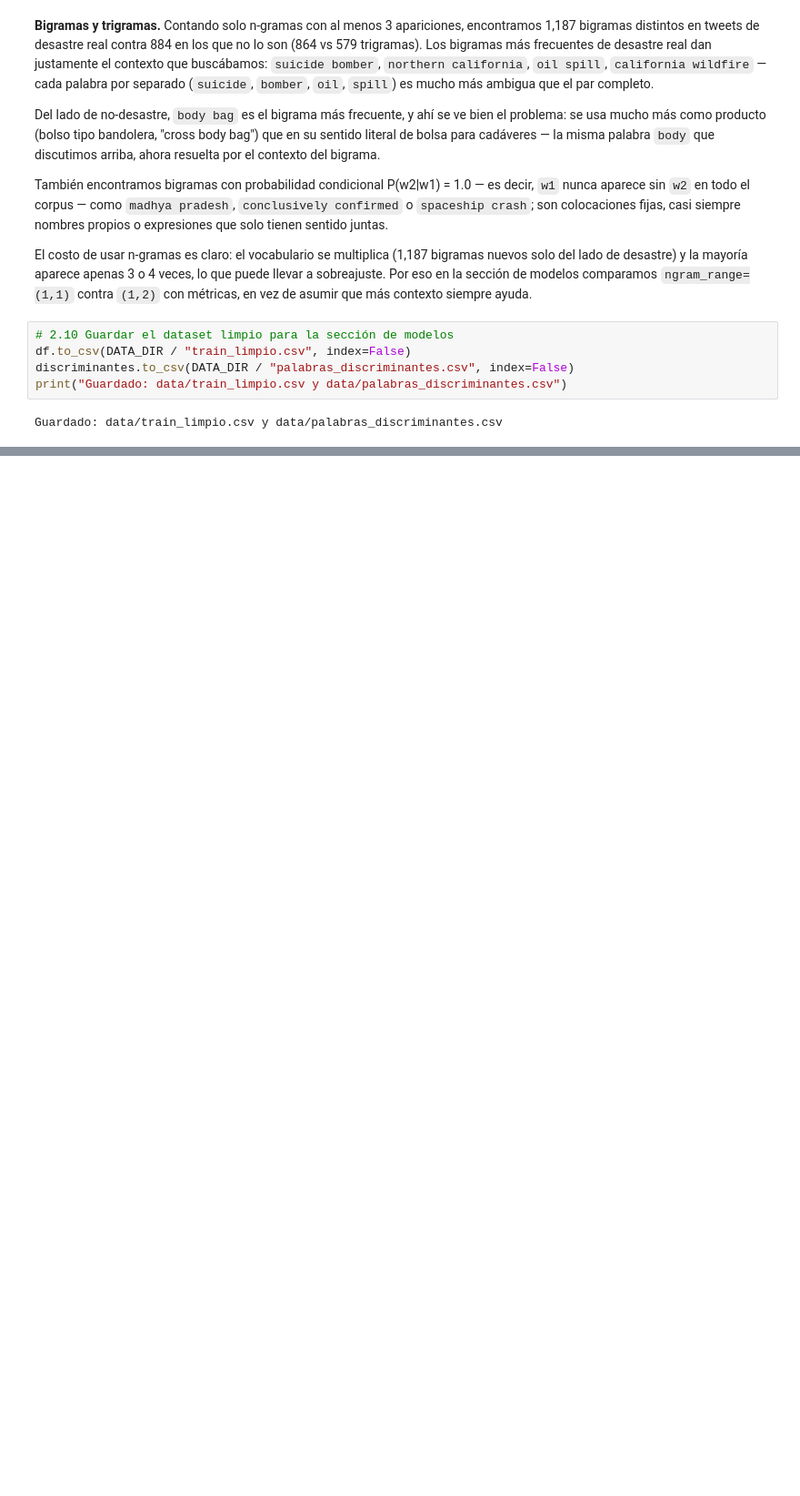
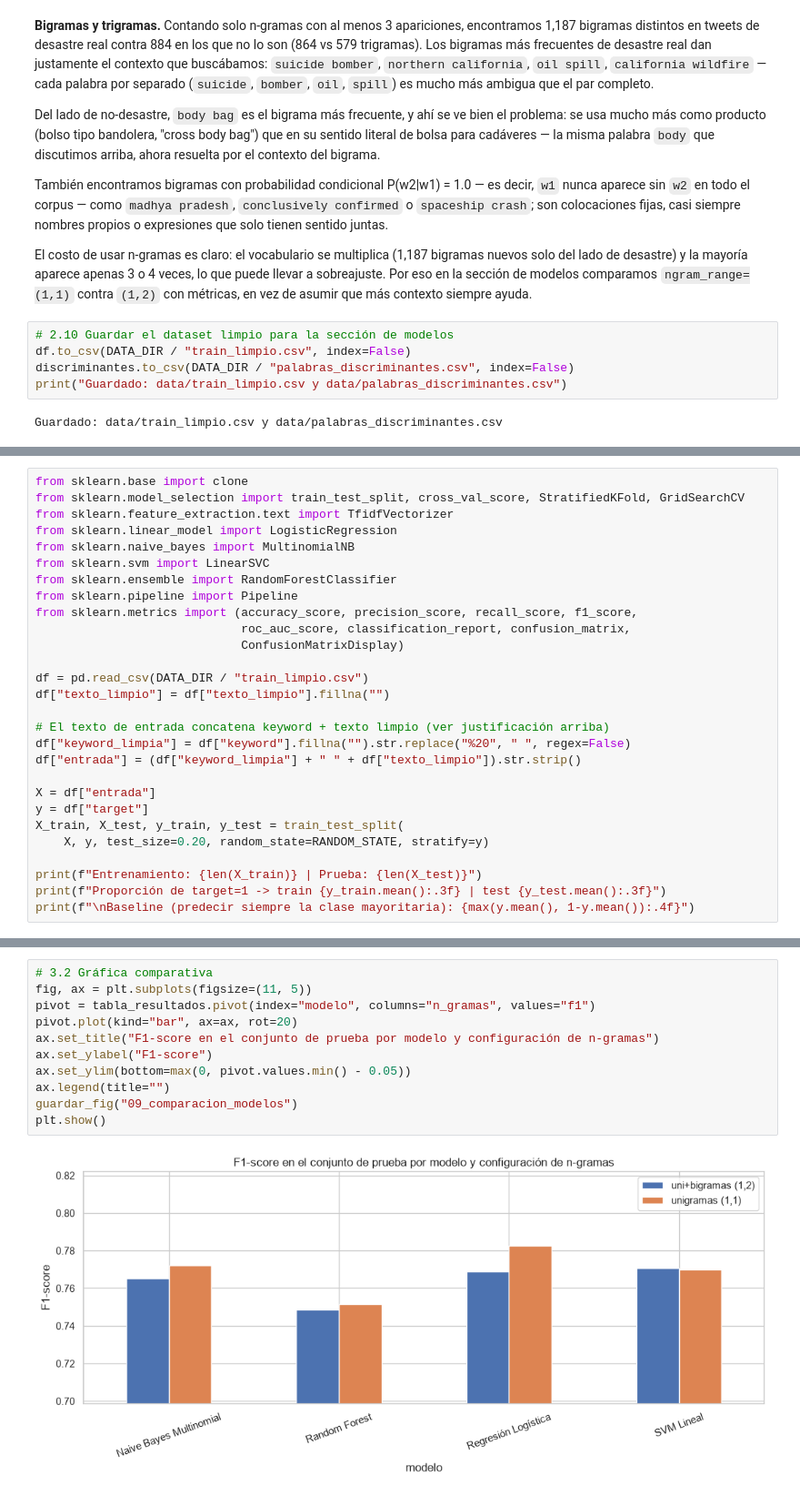
Before and after one commit to erickguerra2/LAB05-DATA, a Jupyter notebook: Laboratorio5.ipynb, the cells around one changed output, grey strips where cells are left out. Shown at 91% size. Drawn from its saved outputs; the diff is of its cells as text; blank space fills up the shorter version.

Commit message:
Modelo preliminar de clasificacion, comparacion de algoritmos

```diff
--- a/Laboratorio5.ipynb
+++ b/Laboratorio5.ipynb
@@ -833,0 +844,28 @@ Guardado: data/train_limpio.csv y data/palabras_discriminantes.csv
+# %%
+from sklearn.base import clone
+from sklearn.model_selection import train_test_split, cross_val_score, StratifiedKFold, GridSearchCV
+from sklearn.feature_extraction.text import TfidfVectorizer
+from sklearn.linear_model import LogisticRegression
+from sklearn.naive_bayes import MultinomialNB
+from sklearn.svm import LinearSVC
+from sklearn.ensemble import RandomForestClassifier
+from sklearn.pipeline import Pipeline
+from sklearn.metrics import (accuracy_score, precision_score, recall_score, f1_score,
+                             roc_auc_score, classification_report, confusion_matrix,
+                             ConfusionMatrixDisplay)
+
+df = pd.read_csv(DATA_DIR / "train_limpio.csv")
+df["texto_limpio"] = df["texto_limpio"].fillna("")
+
+# El texto de entrada concatena keyword + texto limpio (ver justificación arriba)
+df["keyword_limpia"] = df["keyword"].fillna("").str.replace("%20", " ", regex=False)
+df["entrada"] = (df["keyword_limpia"] + " " + df["texto_limpio"]).str.strip()
+
+X = df["entrada"]
+y = df["target"]
+X_train, X_test, y_train, y_test = train_test_split(
+    X, y, test_size=0.20, random_state=RANDOM_STATE, stratify=y)
+
+print(f"Entrenamiento: {len(X_train)} | Prueba: {len(X_test)}")
+print(f"Proporción de target=1 -> train {y_train.mean():.3f} | test {y_test.mean():.3f}")
+print(f"\nBaseline (predecir siempre la clase mayoritaria): {max(y.mean(), 1-y.mean()):.4f}")
@@ -833,0 +933,13 @@ Guardado: data/train_limpio.csv y data/palabras_discriminantes.csv
+# %%
+# 3.2 Gráfica comparativa
+fig, ax = plt.subplots(figsize=(11, 5))
+pivot = tabla_resultados.pivot(index="modelo", columns="n_gramas", values="f1")
+pivot.plot(kind="bar", ax=ax, rot=20)
+ax.set_title("F1-score en el conjunto de prueba por modelo y configuración de n-gramas")
+ax.set_ylabel("F1-score")
+ax.set_ylim(bottom=max(0, pivot.values.min() - 0.05))
+ax.legend(title="")
+guardar_fig("09_comparacion_modelos")
+plt.show()
+# %% [output]
+[figure, added]
```
Also changed, not shown: parts of 7 cells of this notebook.
